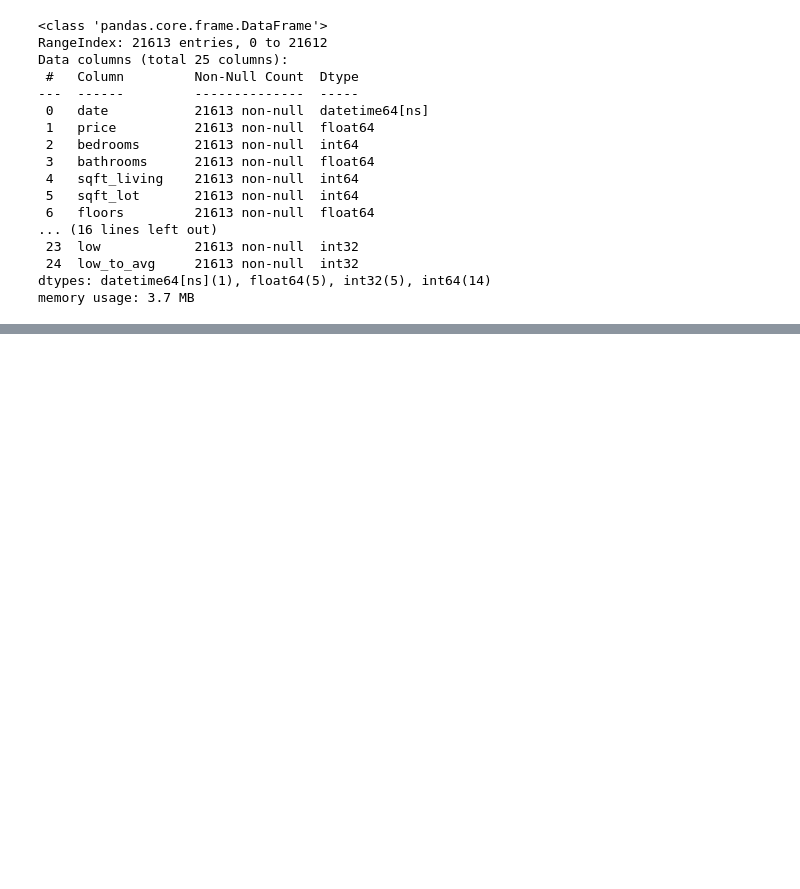
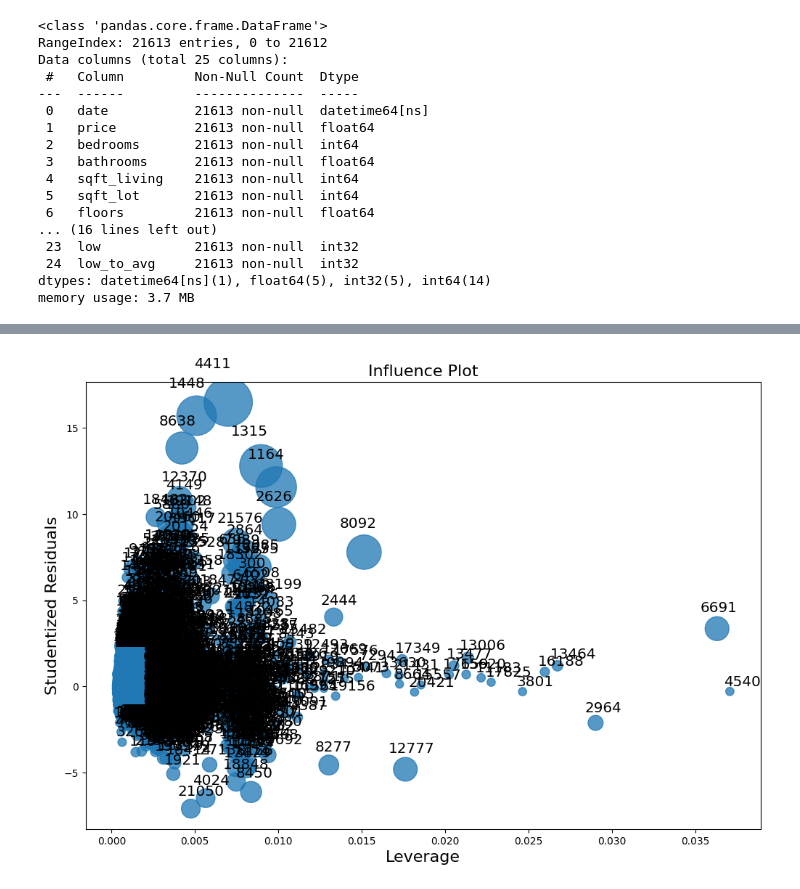
Before and after one commit to ChuHongHeMike/schulich_data_science_he55, a Jupyter notebook: Assignment/A3.ipynb, the cells around one changed output, grey strips where cells are left out. Saved outputs shown, nothing was run; the diff lists cells and outputs as text; code cells hidden in the pictures; blank space fills up the shorter version.

```diff
--- a/Assignment/A3.ipynb
+++ b/Assignment/A3.ipynb
@@ -133 +158,12 @@ df1.head()
+# %%
+#Algthou it looks better, but not enough
+x = x.drop(index=[7252,9254,3914,7077,9714,20452,4441,3949,7769,7647])
+y = y.drop(index=[7252,9254,3914,7077,9714,20452,4441,3949,7769,7647])
+# %%
+model = sm.OLS(y, x)
+results = model.fit()
+fig, ax = plt.subplots(figsize=(12,8))
+fig = sm.graphics.influence_plot(results, ax=ax, criterion='cooks')
+# %% [output]
+[figure, added]
 # %%
```
Also changed, not shown: parts of 8 cells of this notebook.
